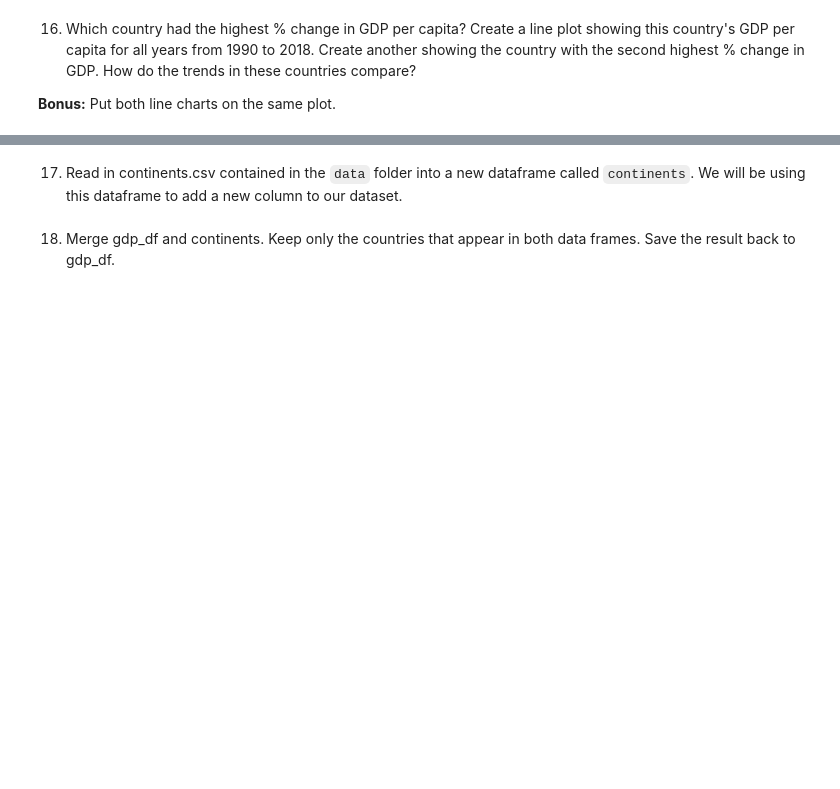
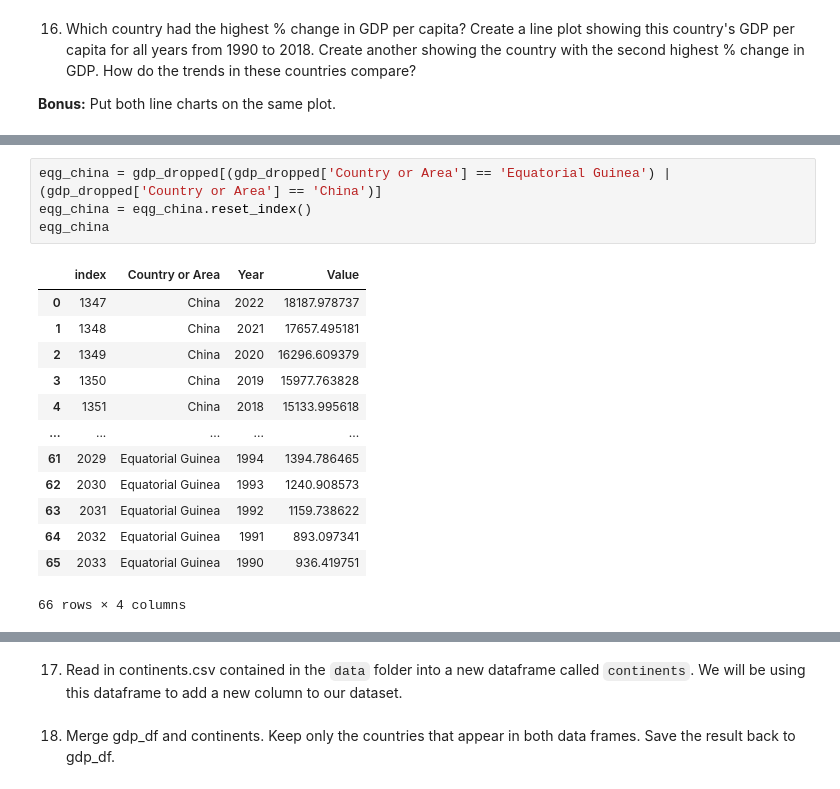
Before and after one commit to nss-data-science-cohort-8/un-exploration-JEFFDAVISJR, a Jupyter notebook: Notebooks/UN_Data_Exploration.ipynb, the cells around one changed output, grey strips where cells are left out. Saved outputs shown, nothing was run; the diff lists cells and outputs as text; blank space fills up the shorter version.

```diff
--- a/Notebooks/UN_Data_Exploration.ipynb
+++ b/Notebooks/UN_Data_Exploration.ipynb
@@ -186,0 +266,18 @@ pivot.head()
+# %%
+eqg_china = gdp_dropped[(gdp_dropped['Country or Area'] == 'Equatorial Guinea') | (gdp_dropped['Country or Area'] == 'China')]
+eqg_china = eqg_china.reset_index()
+eqg_china
+# %% [output]
+|  | index | Country or Area | Year | Value |
+| 0 | 1347 | China | 2022 | 18187.978737 |
+| 1 | 1348 | China | 2021 | 17657.495181 |
+| 2 | 1349 | China | 2020 | 16296.609379 |
+| 3 | 1350 | China | 2019 | 15977.763828 |
+| 4 | 1351 | China | 2018 | 15133.995618 |
+| ... | ... | ... | ... | ... |
+| 61 | 2029 | Equatorial Guinea | 1994 | 1394.786465 |
+| 62 | 2030 | Equatorial Guinea | 1993 | 1240.908573 |
+| 63 | 2031 | Equatorial Guinea | 1992 | 1159.738622 |
+| 64 | 2032 | Equatorial Guinea | 1991 | 893.097341 |
+| 65 | 2033 | Equatorial Guinea | 1990 | 936.419751 |
+66 rows × 4 columns
```
Also changed, not shown: parts of 14 cells of this notebook.
